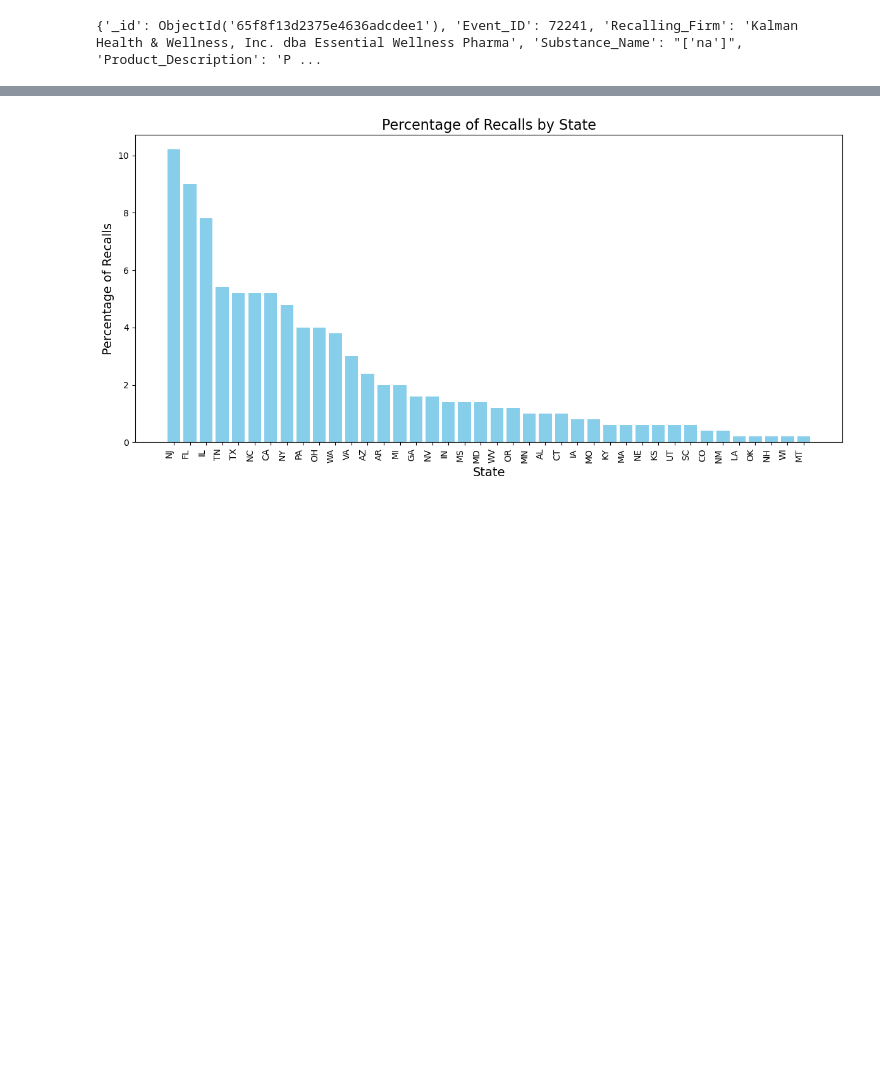
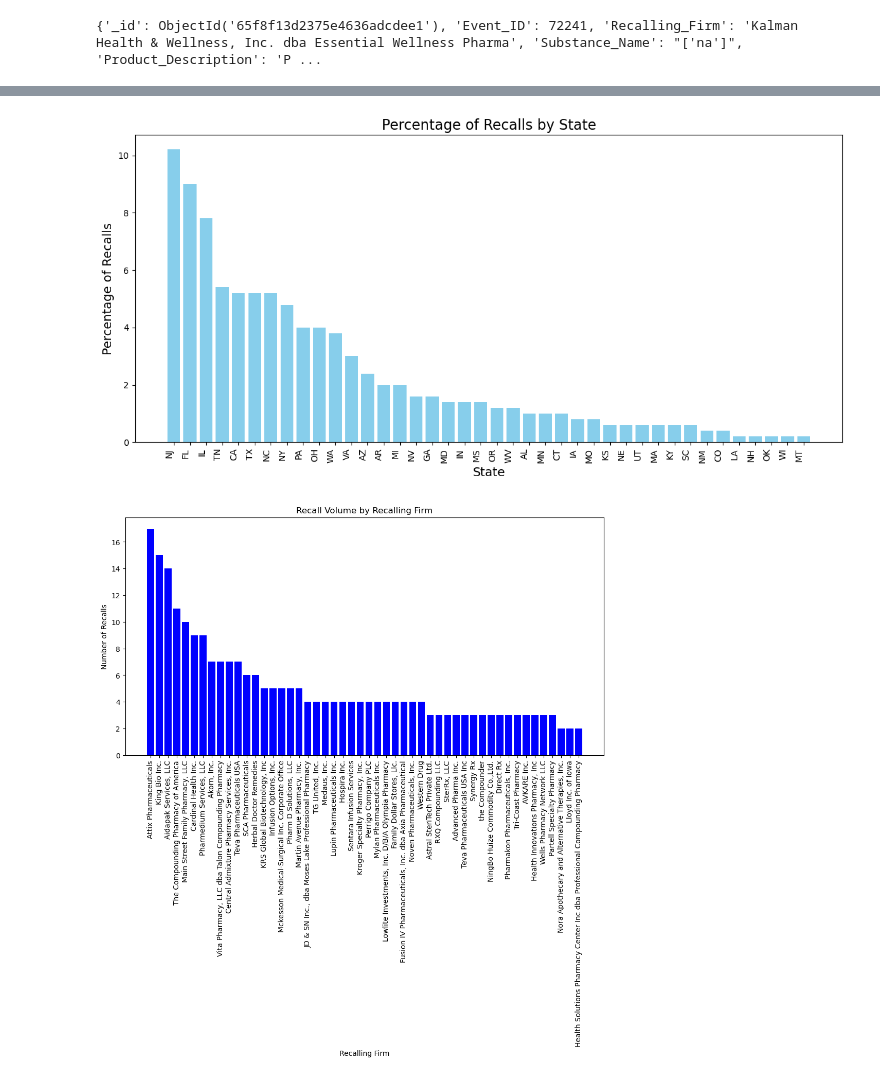
Before and after one commit to lingerfeltcm/project_3_group_4, a Jupyter notebook: Pymongo_analysis_code.ipynb, the cells around one changed output, grey strips where cells are left out. Drawn from its saved outputs; the diff is of its cells as text; code cells hidden in the pictures; blank space fills up the shorter version.

Commit message:
updating data analysis file

```diff
--- a/Pymongo_analysis_code.ipynb
+++ b/Pymongo_analysis_code.ipynb
@@ -315,7 +357,7 @@ pipeline = [
 ]
 
 # Execute the aggregation pipeline
-cursor = collection.aggregate(pipeline)
+cursor = recall_list.aggregate(pipeline)
 
 # Extract data for plotting
 states = []
@@ -335,4 +377,39 @@ plt.yticks(fontsize=10)
 plt.tight_layout()
 plt.show()
 # %% [output]
-[figure, old version]
+[figure, new version]
+# %%
+# Aggregation pipeline to group recalls by recalling firm and limit to top 25
+pipeline = [
+    {
+        "$group": {
+            "_id": "$Recalling_Firm",  # Group by recalling firm
+            "totalRecalls": {"$sum": 1}  # Count the number of recalls in each group
+        }
+    },
+    {"$sort": {"totalRecalls": -1}},  # Sort by total recalls in descending order
+    {"$limit": 50}  # Limit to top 25 recalling firms
+]
+
+# Execute the aggregation pipeline
+cursor = recall_list.aggregate(pipeline)
+
+# Extracting data for plotting
+recalling_firms = []
+total_recalls = []
+
+for doc in cursor:
+    recalling_firms.append(doc['_id'])
+    total_recalls.append(doc['totalRecalls'])
+
+# Create bar chart
+plt.figure(figsize=(12, 6))
+plt.bar(recalling_firms, total_recalls, color='blue')
+plt.xlabel('Recalling Firm')
+plt.ylabel('Number of Recalls')
+plt.title('Recall Volume by Recalling Firm')
+plt.xticks(rotation=90)
+plt.tight_layout()
+plt.show()
+# %% [output]
+[figure, added]
```
Also changed, not shown: parts of 6 cells of this notebook.
